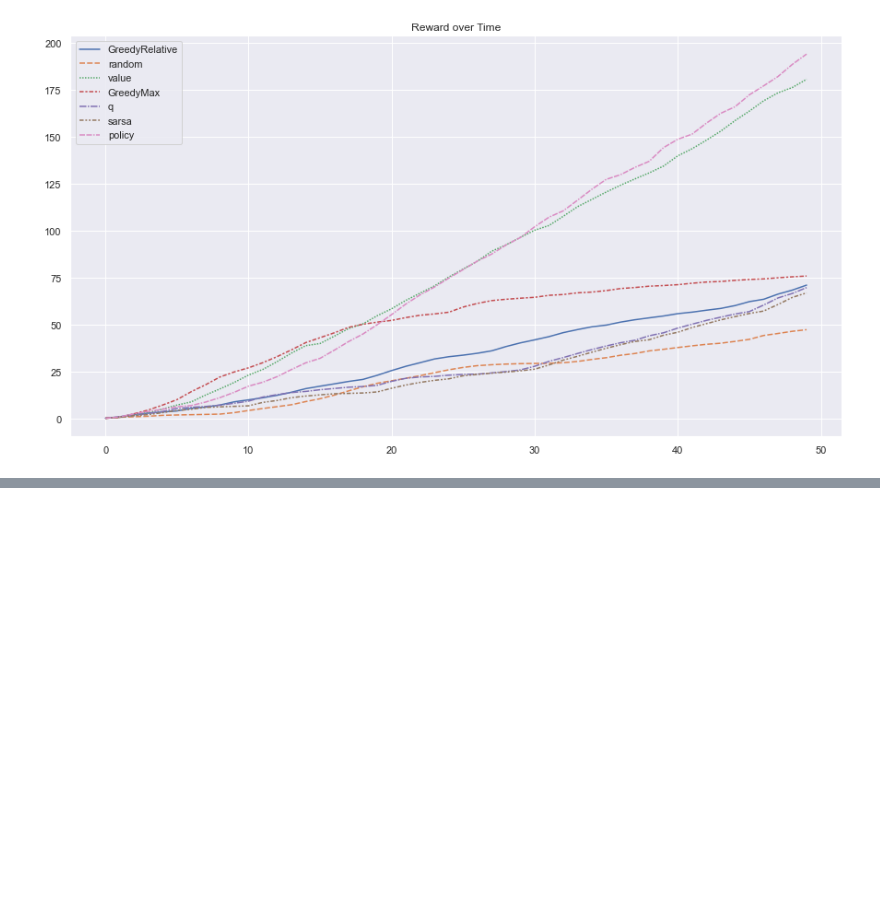
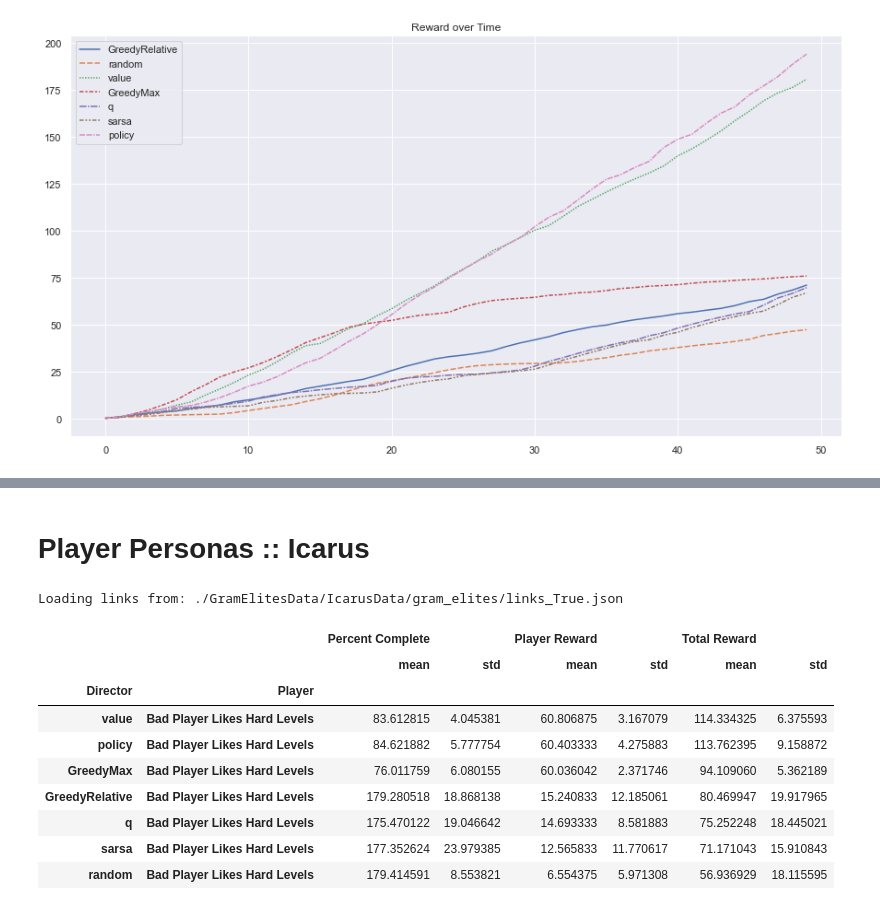
Before and after one commit to crowdgames/mdp-level-assembly, a Jupyter notebook: Analysis.ipynb, the cells around one changed output, grey strips where cells are left out. Saved outputs shown, nothing was run; the diff lists cells and outputs as text; code cells hidden in the pictures; blank space fills up the shorter version.

```diff
--- a/Analysis.ipynb
+++ b/Analysis.ipynb
@@ -244,0 +222,21 @@ plot_reward_over_time(playthroughs)
+# %% [markdown]
+# Player Personas :: Icarus
+# %%
+config = Icarus
+graph = Utility.get_graph(config, True)
+playthroughs = get_player_playthroughs(config, 'Bad Player Likes Hard Levels')
+df = get_df(playthroughs)
+icarus_player_persona_table = df.to_latex() # store in case we want it
+df
+# %% [output]
+Loading links from: ./GramElitesData/IcarusData/gram_elites/links_True.json
+|  |  | Percent Complete |  | Player Reward |  | Total Reward |  |
+|  |  | mean | std | mean | std | mean | std |
+| Director | Player |  |  |  |  |  |  |
+| value | Bad Player Likes Hard Levels | 83.612815 | 4.045381 | 60.806875 | 3.167079 | 114.334325 | 6.375593 |
+| policy | Bad Player Likes Hard Levels | 84.621882 | 5.777754 | 60.403333 | 4.275883 | 113.762395 | 9.158872 |
+| GreedyMax | Bad Player Likes Hard Levels | 76.011759 | 6.080155 | 60.036042 | 2.371746 | 94.109060 | 5.362189 |
+| GreedyRelative | Bad Player Likes Hard Levels | 179.280518 | 18.868138 | 15.240833 | 12.185061 | 80.469947 | 19.917965 |
+| q | Bad Player Likes Hard Levels | 175.470122 | 19.046642 | 14.693333 | 8.581883 | 75.252248 | 18.445021 |
+| sarsa | Bad Player Likes Hard Levels | 177.352624 | 23.979385 | 12.565833 | 11.770617 | 71.171043 | 15.910843 |
+| random | Bad Player Likes Hard Levels | 179.414591 | 8.553821 | 6.554375 | 5.971308 | 56.936929 | 18.115595 |
```
Also changed, not shown: parts of 21 cells of this notebook, 7 other files.
